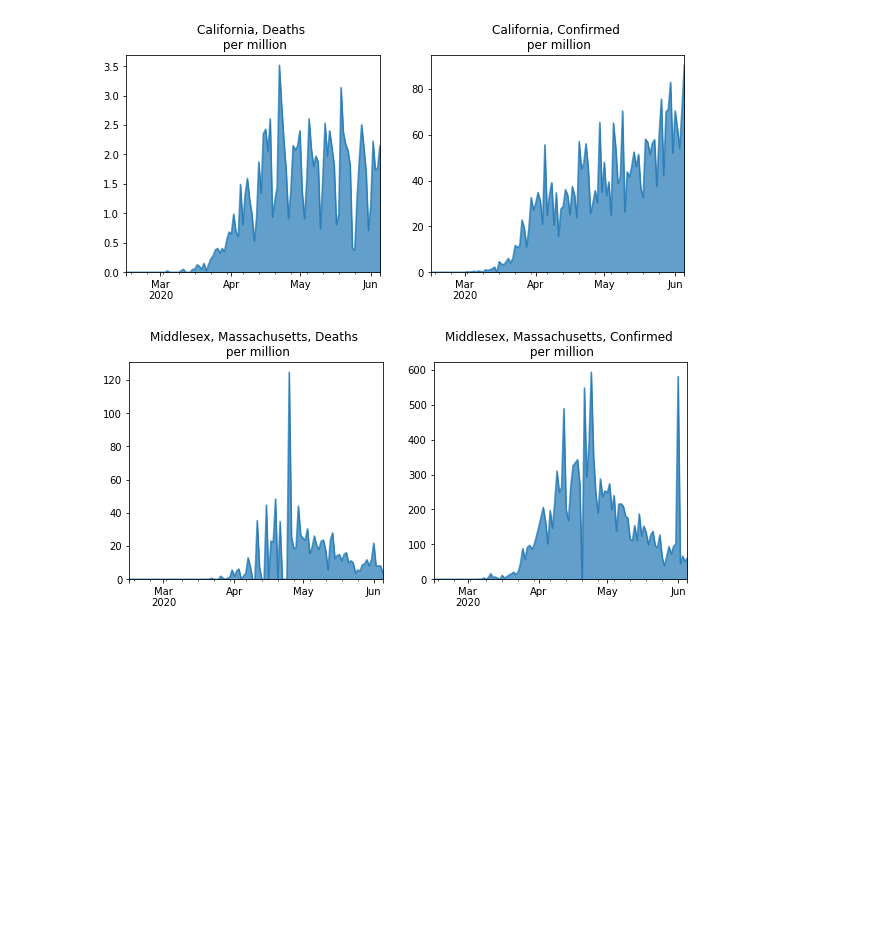
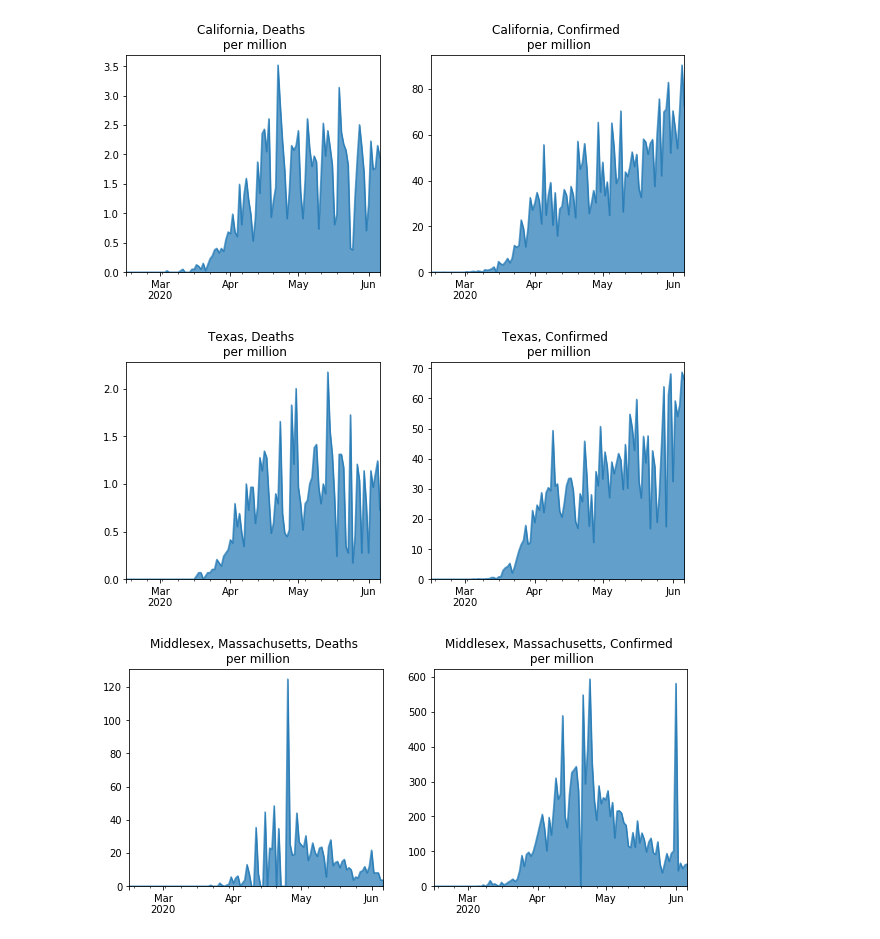
Before and after one commit to manuelamador/covid_19_tracker, a Jupyter notebook: covid19.ipynb, the cells around one changed output. Cells and saved outputs as stored; diff of their text form; code cells hidden in the pictures; blank space fills up the shorter version.

```diff
--- a/covid19.ipynb
+++ b/covid19.ipynb
@@ -127,6 +127,10 @@ plot_state_pc("Florida")
 plot_state_pc("California")
 # %% [output]
 [figure]
+# %%
+plot_state_pc("Texas")
+# %% [output]
+[figure, added]
 # %%
 plot_county_pc("Middlesex", "Massachusetts")
 # %% [output]
```
Also changed, not shown: parts of 1 cell of this notebook.
